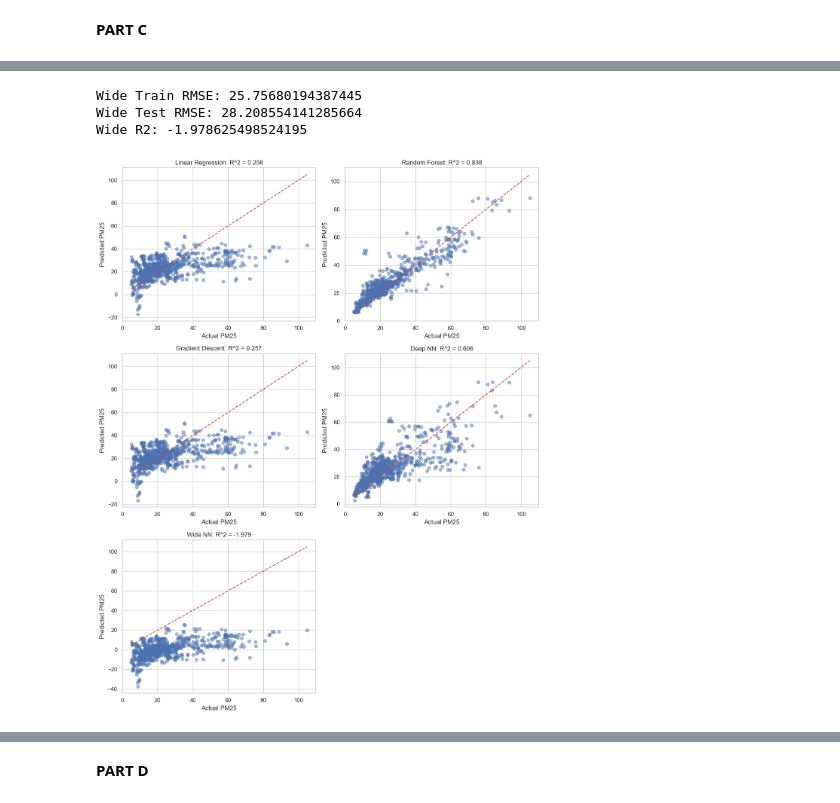
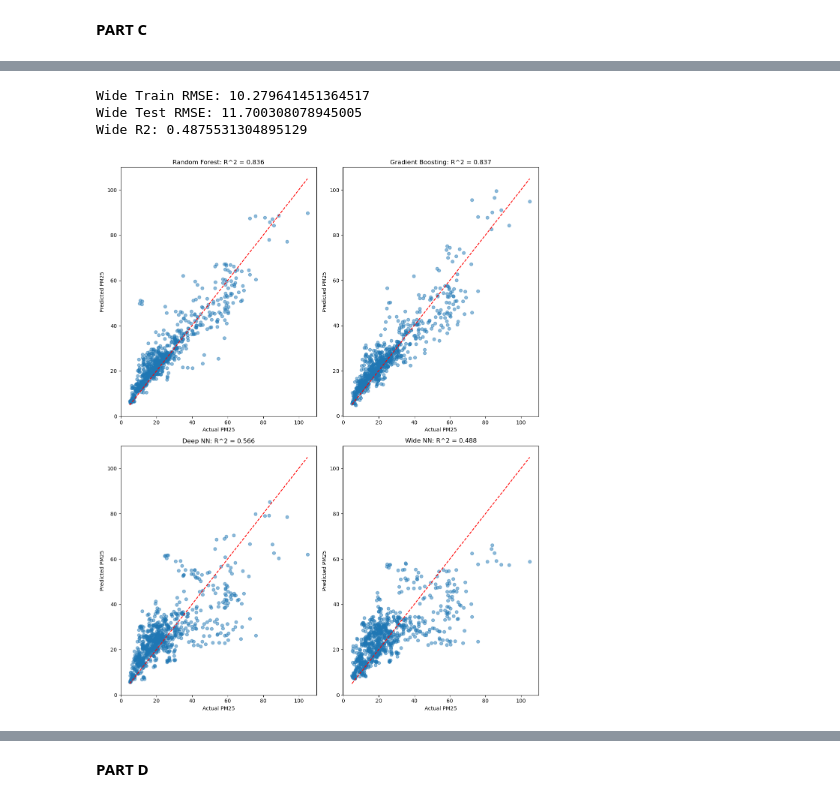
Before and after one commit to davidflanagan04/David-and-Charlie-machine-learning-final, a Jupyter notebook: Final_Project.ipynb, the cells around one changed output, grey strips where cells are left out. Drawn from its saved outputs; the diff is of its cells as text; code cells hidden in the pictures.

```diff
--- a/Final_Project.ipynb
+++ b/Final_Project.ipynb
@@ -445,14 +473,3 @@ y_test  = test_df[target].values
 scaler = StandardScaler()
 X_train_scaled = scaler.fit_transform(X_train)
 X_test_scaled  = scaler.transform(X_test)
-# %%
-lin_reg = LinearRegression()
-lin_reg.fit(X_train_scaled, y_train)
-
-test_pred_lin = lin_reg.predict(X_test_scaled)
-
-test_rmse_lin = np.sqrt(mean_squared_error(y_test, test_pred_lin))
-r2_lin = r2_score(y_test, test_pred_lin)
-
-print("Linear Regression Test RMSE:", test_rmse_lin)
-print("Linear Regression R2:", r2_lin)
@@ -582,12 +595,15 @@ DNN R2: 0.6057346664081009
 # %%
+seed = 42
 wide_model = nn.Sequential(
-    nn.Linear(input_dim,1)
+    nn.Linear(input_dim, 512),
+    nn.ReLU(),
+    nn.Linear(512, 1)
 )
 
 loss_fun = nn.MSELoss()
-optimizer = torch.optim.Adam(wide_model.parameters(), lr=0.001)
+optimizer = torch.optim.Adam(wide_model.parameters(), lr=0.003)
 
-epochs = 5000
+epochs = 300
 for epoch in range(epochs):
     preds = wide_model(Xtr)
     loss = loss_fun(preds, ytr)
@@ -607,57 +623,49 @@ print("Wide Train RMSE:", wide_train_rmse)
 print("Wide Test RMSE:", wide_test_rmse)
 print("Wide R2:", r2_wide)
 # %% [output]
-Wide Train RMSE: 25.75680194387445
-Wide Test RMSE: 28.208554141285664
-Wide R2: -1.978625498524195
+Wide Train RMSE: 10.279641451364517
+Wide Test RMSE: 11.700308078945005
+Wide R2: 0.4875531304895129
 # %%
-fig, axs = plt.subplots(3, 2, figsize=(12, 15))
+fig, axs = plt.subplots(2, 2, figsize=(12, 15))
 axs = axs.flatten()
 
-# Linear Regression
-axs[0].scatter(y_test, test_pred_lin, alpha=0.5)
+
+# Random Forest
+axs[0].scatter(y_test, test_pred_rf, alpha=0.5)
 axs[0].plot([y_test.min(), y_test.max()],
             [y_test.min(), y_test.max()], 'r--')
-axs[0].set_title(f"Linear Regression: R^2 = {round(r2_lin,3)}")
+axs[0].set_title(f"Random Forest: R^2 = {round(r2_rf,3)}")
 axs[0].set_xlabel("Actual PM25")
 axs[0].set_ylabel("Predicted PM25")
 
-# Random Forest
-axs[1].scatter(y_test, test_pred_rf, alpha=0.5)
+# Gradient Descent
+axs[1].scatter(y_test, test_pred_gb, alpha=0.5)
 axs[1].plot([y_test.min(), y_test.max()],
             [y_test.min(), y_test.max()], 'r--')
-axs[1].set_title(f"Random Forest: R^2 = {round(r2_rf,3)}")
+axs[1].set_title(f"Gradient Boosting: R^2 = {round(r2_gb,3)}")
 axs[1].set_xlabel("Actual PM25")
 axs[1].set_ylabel("Predicted PM25")
 
-# Gradient Descent
-axs[2].scatter(y_test, test_pred_gd, alpha=0.5)
+# Deep Neural Network
+axs[2].scatter(y_test, test_pred_dnn, alpha=0.5)
 axs[2].plot([y_test.min(), y_test.max()],
             [y_test.min(), y_test.max()], 'r--')
-axs[2].set_title(f"Gradient Descent: R^2 = {round(r2_gd,3)}")
+axs[2].set_title(f"Deep NN: R^2 = {round(r2_dnn,3)}")
 axs[2].set_xlabel("Actual PM25")
 axs[2].set_ylabel("Predicted PM25")
 
-# Deep Neural Network
-axs[3].scatter(y_test, test_pred_dnn, alpha=0.5)
+# Wide Neural Network
+axs[3].scatter(y_test, wide_test_pred, alpha=0.5)
 axs[3].plot([y_test.min(), y_test.max()],
             [y_test.min(), y_test.max()], 'r--')
-axs[3].set_title(f"Deep NN: R^2 = {round(r2_dnn,3)}")
+axs[3].set_title(f"Wide NN: R^2 = {round(r2_wide,3)}")
 axs[3].set_xlabel("Actual PM25")
 axs[3].set_ylabel("Predicted PM25")
 
-# Wide Neural Network
-axs[4].scatter(y_test, wide_test_pred, alpha=0.5)
-axs[4].plot([y_test.min(), y_test.max()],
-            [y_test.min(), y_test.max()], 'r--')
-axs[4].set_title(f"Wide NN: R^2 = {round(r2_wide,3)}")
-axs[4].set_xlabel("Actual PM25")
-axs[4].set_ylabel("Predicted PM25")
-
-fig.delaxes(axs[5])
 
 plt.tight_layout()
 plt.show()
 # %% [output]
-[figure, old version]
+[figure, new version]
 # %% [markdown]
```
Also changed, not shown: parts of 27 cells of this notebook.
